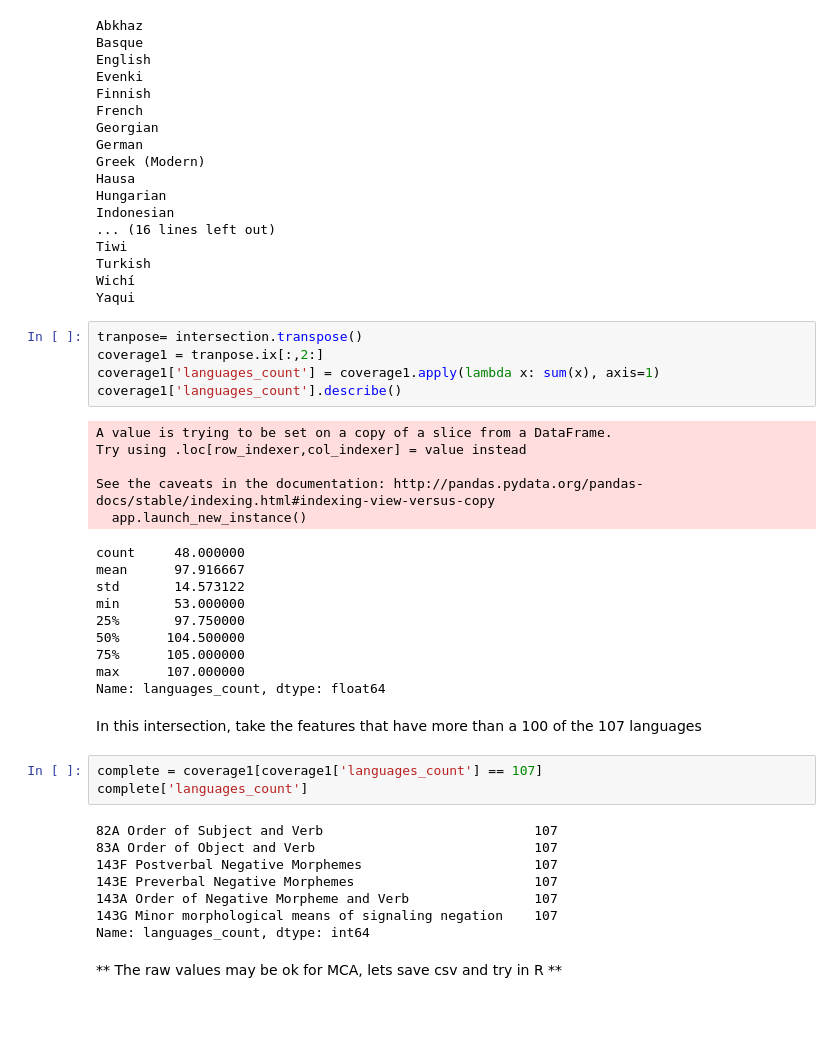
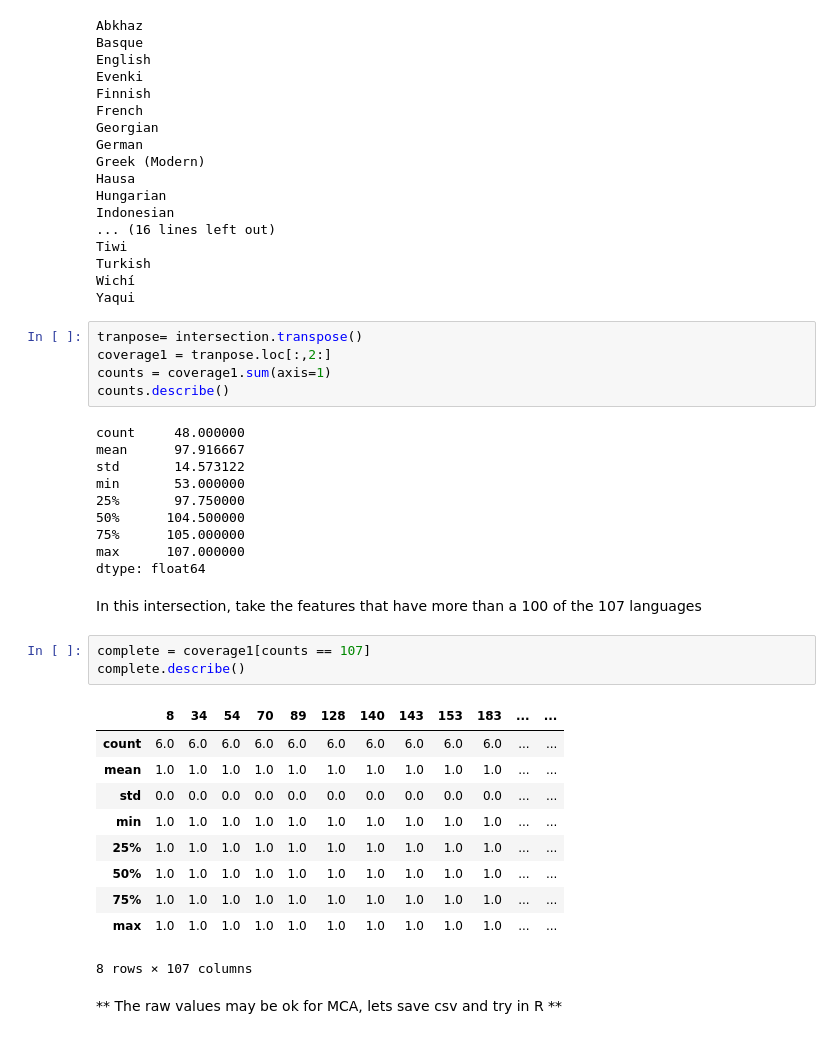
Before and after one commit to ilay32/wals-project, a Jupyter notebook: meeting-4.4.ipynb, the cells around one changed output. Saved outputs shown, nothing was run; the diff lists cells and outputs as text.

```diff
--- a/meeting-4.4.ipynb
+++ b/meeting-4.4.ipynb
@@ -77,37 +77,35 @@ Wichí
 Yaqui
 # %%
 tranpose= intersection.transpose()
-coverage1 = tranpose.ix[:,2:]
-coverage1['languages_count'] = coverage1.apply(lambda x: sum(x), axis=1)
-coverage1['languages_count'].describe()
+coverage1 = tranpose.loc[:,2:]
+counts = coverage1.sum(axis=1)
+counts.describe()
 # %% [output]
-A value is trying to be set on a copy of a slice from a DataFrame.
-Try using .loc[row_indexer,col_indexer] = value instead
-
-See the caveats in the documentation: http://pandas.pydata.org/pandas-docs/stable/indexing.html#indexing-view-versus-copy
-  app.launch_new_instance()
+count     48.000000
+mean      97.916667
+std       14.573122
+min       53.000000
+25%       97.750000
+50%      104.500000
+75%      105.000000
+max      107.000000
+dtype: float64
-count     48.000000
-mean      97.916667
-std       14.573122
-min       53.000000
-25%       97.750000
-50%      104.500000
-75%      105.000000
-max      107.000000
-Name: languages_count, dtype: float64
 # %% [markdown]
 In this intersection, take the features that have more than a 100 of the 107 languages
 # %%
-complete = coverage1[coverage1['languages_count'] == 107]
-complete['languages_count']
+complete = coverage1[counts == 107]
+complete.describe()
 # %% [output]
+|  | 8 | 34 | 54 | 70 | 89 | 128 | 140 | 143 | 153 | 183 | ... | ... |
+| count | 6.0 | 6.0 | 6.0 | 6.0 | 6.0 | 6.0 | 6.0 | 6.0 | 6.0 | 6.0 | ... | ... |
+| mean | 1.0 | 1.0 | 1.0 | 1.0 | 1.0 | 1.0 | 1.0 | 1.0 | 1.0 | 1.0 | ... | ... |
+| std | 0.0 | 0.0 | 0.0 | 0.0 | 0.0 | 0.0 | 0.0 | 0.0 | 0.0 | 0.0 | ... | ... |
+| min | 1.0 | 1.0 | 1.0 | 1.0 | 1.0 | 1.0 | 1.0 | 1.0 | 1.0 | 1.0 | ... | ... |
+| 25% | 1.0 | 1.0 | 1.0 | 1.0 | 1.0 | 1.0 | 1.0 | 1.0 | 1.0 | 1.0 | ... | ... |
+| 50% | 1.0 | 1.0 | 1.0 | 1.0 | 1.0 | 1.0 | 1.0 | 1.0 | 1.0 | 1.0 | ... | ... |
+| 75% | 1.0 | 1.0 | 1.0 | 1.0 | 1.0 | 1.0 | 1.0 | 1.0 | 1.0 | 1.0 | ... | ... |
+| max | 1.0 | 1.0 | 1.0 | 1.0 | 1.0 | 1.0 | 1.0 | 1.0 | 1.0 | 1.0 | ... | ... |
-82A Order of Subject and Verb                           107
-83A Order of Object and Verb                            107
-143F Postverbal Negative Morphemes                      107
-143E Preverbal Negative Morphemes                       107
-143A Order of Negative Morpheme and Verb                107
-143G Minor morphological means of signaling negation    107
-Name: languages_count, dtype: int64
+8 rows × 107 columns
 # %% [markdown]
 ** The raw values may be ok for MCA, lets save csv and try in R **
 # %%
```
Also changed, not shown: parts of 4 cells of this notebook, 10 other files.
